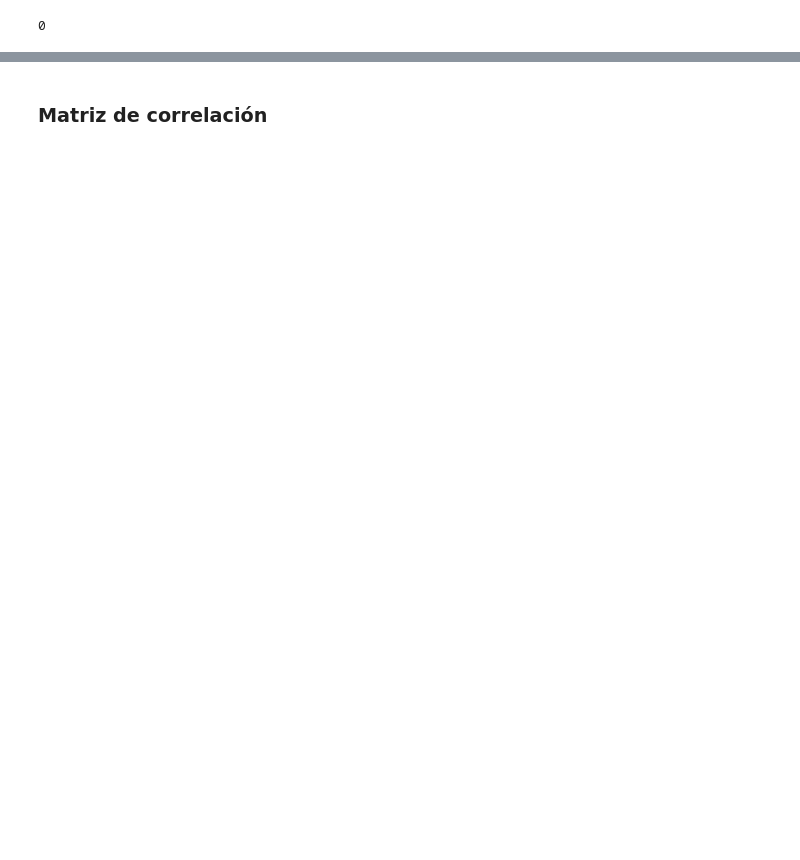
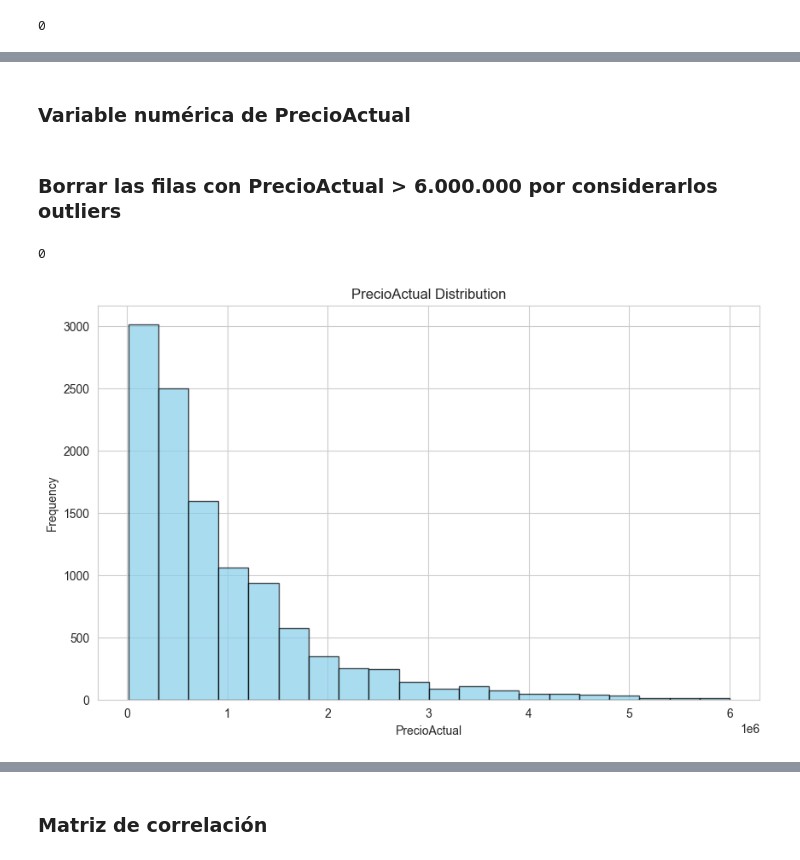
Before and after one commit to Bootcamp-IA-P6/ia-regression-project-team-2, a Jupyter notebook: dataClean.ipynb, the cells around one changed output, grey strips where cells are left out. Drawn from its saved outputs; the diff is of its cells as text; code cells hidden in the pictures; blank space fills up the shorter version.

```diff
--- a/dataClean.ipynb
+++ b/dataClean.ipynb
@@ -705,0 +714,18 @@ plt.show()
+# %% [markdown]
+### Variable numérica de PrecioActual
+# %% [markdown]
+### Borrar las filas con PrecioActual > 6.000.000 por considerarlos outliers
+# %%
+df_clean = df_clean[df_clean['PrecioActual'] <= 6000000]
+cuantos = df_clean[df_clean['PrecioActual'] > 6000000]['PrecioActual'].count()
+print(cuantos)
+# %% [output]
+0
+# %%
+df_clean['PrecioActual'].plot(kind='hist', bins=20, edgecolor='black', alpha=0.7, color='skyblue')
+plt.title('PrecioActual Distribution')
+plt.xlabel('PrecioActual')
+plt.ylabel('Frequency')
+plt.show()
+# %% [output]
+[figure, added]
```
Also changed, not shown: parts of 29 cells of this notebook, 4 other files.
